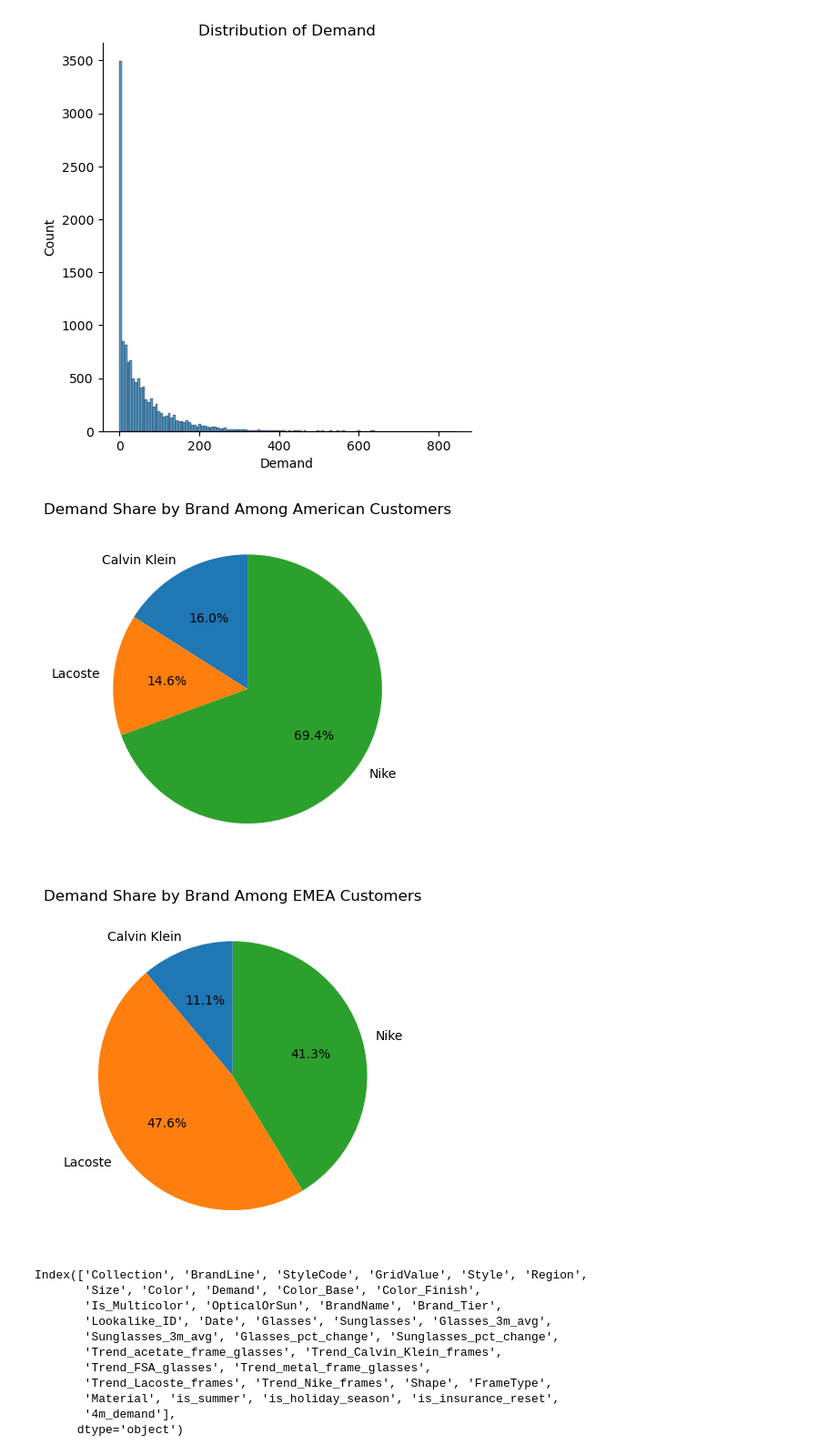
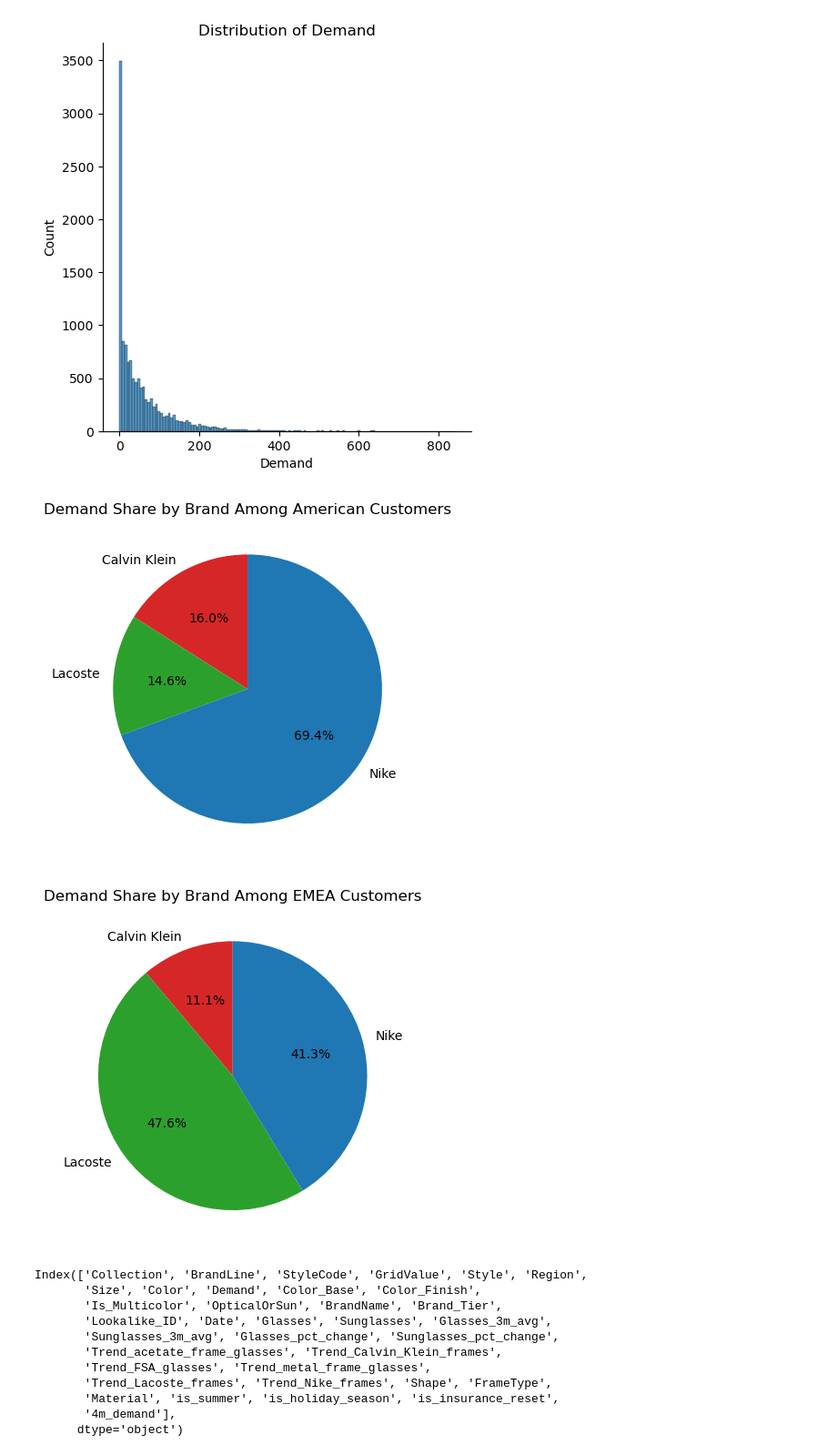
Before and after one commit to yxinzh/Team5VSP, a Jupyter notebook: additional_features.ipynb, the cells around one changed output. Shown at 91% size. Saved outputs shown, nothing was run; the diff lists cells and outputs as text; code cells hidden in the pictures.

```diff
--- a/additional_features.ipynb
+++ b/additional_features.ipynb
@@ -257,19 +257,22 @@ plt.title('Distribution of Demand')
 Text(0.5, 1.0, 'Distribution of Demand')
 [figure]
 # %%
+brand_colors = {'Nike': '#1f77b4', 'Lacoste': '#2ca02c','Calvin Klein': '#d62728'}
+
+
 df = data_4m_demand[data_4m_demand['Region']=='AMER'].groupby('BrandName')['Demand'].sum()
-plt.pie(df,labels=df.index,autopct='%1.1f%%',startangle=90)
+plt.pie(df,labels=df.index,autopct='%1.1f%%',startangle=90,colors=[brand_colors[b] for b in df.index])
 plt.title('Demand Share by Brand Among American Customers')
 plt.show()
 # %% [output]
-[figure, old version]
+[figure, new version]
 # %%
 df = data_4m_demand[data_4m_demand['Region']=='EMEA'].groupby('BrandName')['Demand'].sum()
-plt.pie(df,labels=df.index,autopct='%1.1f%%',startangle=90)
+plt.pie(df,labels=df.index,autopct='%1.1f%%',startangle=90,colors=[brand_colors[b] for b in df.index])
 plt.title('Demand Share by Brand Among EMEA Customers')
 plt.show()
 # %% [output]
-[figure, old version]
+[figure, new version]
 # %%
 data_4m_demand.columns
 # %% [output]
```
